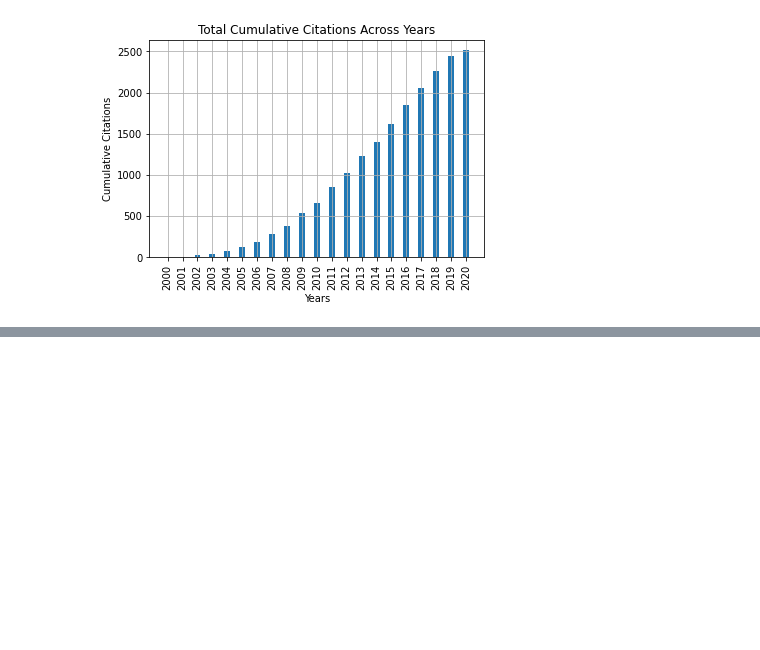
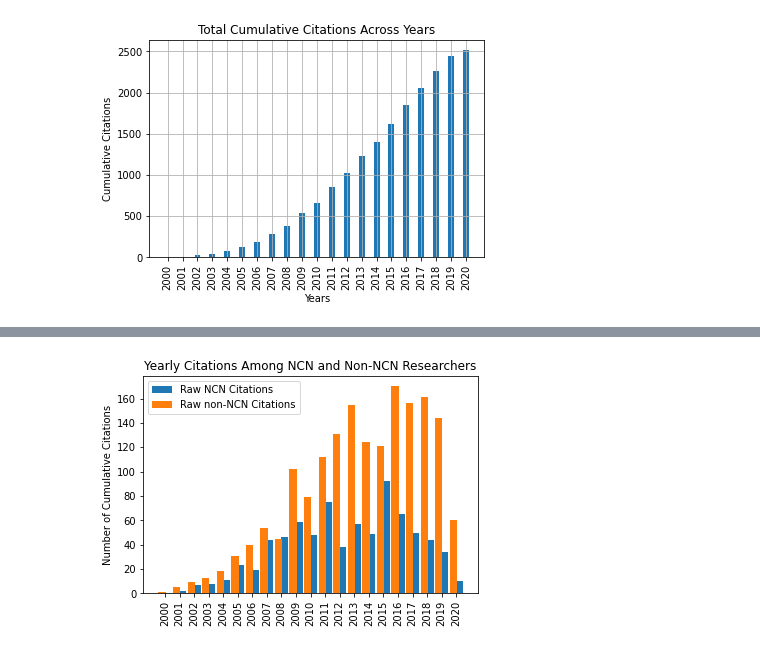
Before and after one commit to saxenap/nanohub, a Jupyter notebook: nanoHUB/pipeline/plotting/pull_images.ipynb, the cells around one changed output, grey strips where cells are left out. Cells and saved outputs as stored; diff of their text form; code cells hidden in the pictures; blank space fills up the shorter version.

```diff
--- a/nanoHUB/pipeline/plotting/pull_images.ipynb
+++ b/nanoHUB/pipeline/plotting/pull_images.ipynb
@@ -205,10 +216,13 @@ plt.legend()
 # %%
 plt.xticks(ypos, years, rotation = 90)
 plt.ylabel("Number of Cumulative Citations")
-plt.title("Cumulative Citations Per Year Among NCN and Non-NCN Researchers")
-plt.bar(ypos + 0.2, rawNCN, label = "Cumulative NCN Citations", width = 0.5)
-plt.bar(ypos - 0.2, rawONCN, label = "Cumulative non-NCN Citations", width = 0.5)
+plt.title("Yearly Citations Among NCN and Non-NCN Researchers")
+plt.bar(ypos + 0.2, rawNCN, label = "Raw NCN Citations", width = 0.5)
+plt.bar(ypos - 0.2, rawONCN, label = "Raw non-NCN Citations", width = 0.5)
 plt.legend()
+plt.savefig("./plots_production/yearlySideBySide.jpg")
+# %% [output]
+[figure, added]
 # %%
 plt.xticks(ypos, years, rotation = 90)
 plt.ylabel("Number of Cumulative Citations")
```
Also changed, not shown: parts of 6 cells of this notebook, 8 other files.
